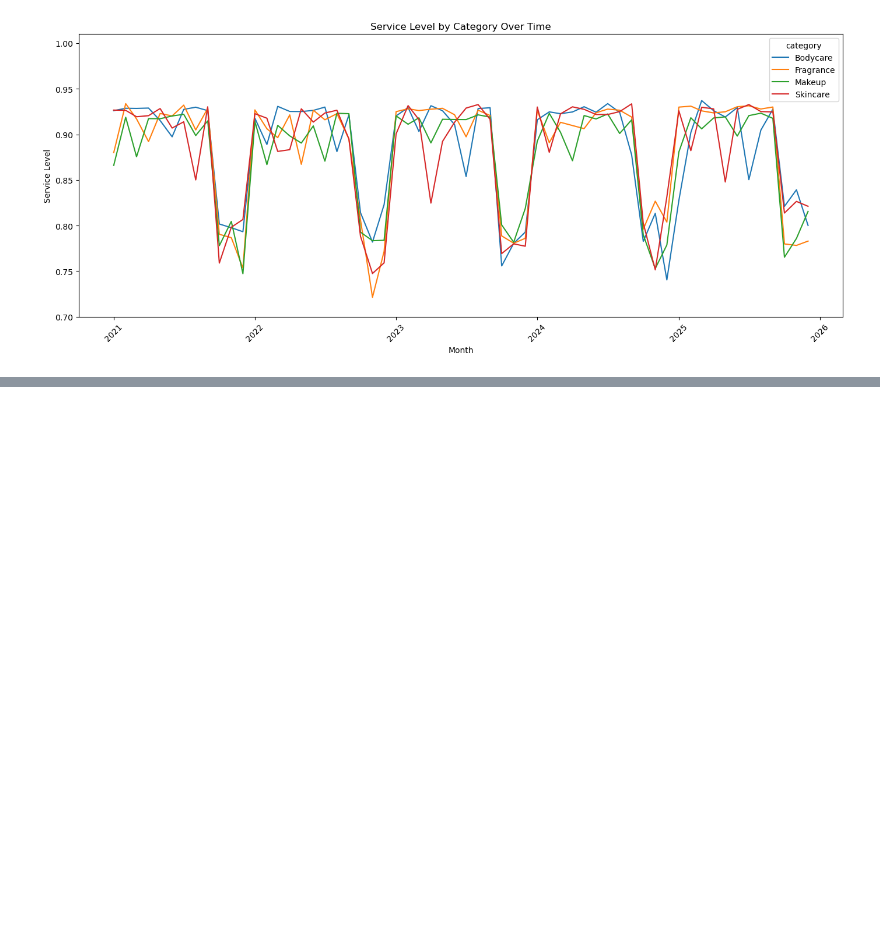
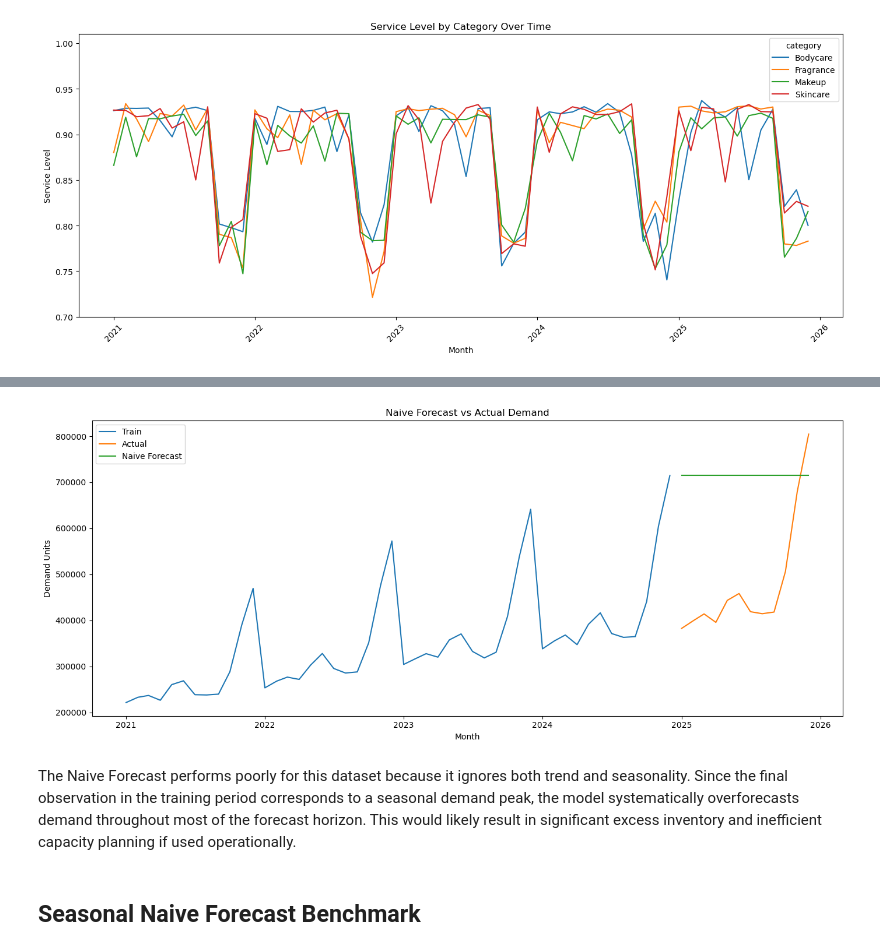
Before and after one commit to nachospreafico/supply-constrained-demand-forecasting-engine, a Jupyter notebook: notebooks/01_exploratory_forecasting_analysis.ipynb.ipynb, the cells around one changed output, grey strips where cells are left out. Drawn from its saved outputs; the diff is of its cells as text; code cells hidden in the pictures; blank space fills up the shorter version.

Commit message:
Build forecasting analysis framework and benchmark models

```diff
--- a/notebooks/01_exploratory_forecasting_analysis.ipynb.ipynb
+++ b/notebooks/01_exploratory_forecasting_analysis.ipynb.ipynb
@@ -356,0 +371,19 @@ plt.show()
+# %%
+# Get last month's forecast value of the train split
+last_train_value = train.iloc[-1]
+
+# Get a newly forecasted year (12 periods)
+naive_forecast = [last_train_value] * len(test)
+# %%
+# Get the max date of the train split
+max_date_in_train = train.index.max()
+
+# Create a 12 months period for the forecast
+forecasted_year = pd.date_range(start=max_date_in_train + pd.DateOffset(months=1), freq="MS", periods=12)
+# %%
+naive_forecast_df = pd.DataFrame({
+    "month": forecasted_year,
+    "forecasted_units": naive_forecast
+}).set_index("month")
+
+naive_forecast_df.head()
@@ -356,0 +398,35 @@ plt.show()
+# %%
+plt.figure(figsize=(14, 6))
+
+plt.plot(
+    train.index,
+    train,
+    label="Train"
+)
+
+plt.plot(
+    test.index,
+    test,
+    label="Actual"
+)
+
+plt.plot(
+    naive_forecast_df.index,
+    naive_forecast_df["forecasted_units"],
+    label="Naive Forecast"
+)
+
+plt.title("Naive Forecast vs Actual Demand")
+plt.xlabel("Month")
+plt.ylabel("Demand Units")
+
+plt.legend()
+
+plt.tight_layout()
+plt.show()
+# %% [output]
+[figure, added]
+# %% [markdown]
+The Naive Forecast performs poorly for this dataset because it ignores both trend and seasonality. Since the final observation in the training period corresponds to a seasonal demand peak, the model systematically overforecasts demand throughout most of the forecast horizon. This would likely result in significant excess inventory and inefficient capacity planning if used operationally.
+# %% [markdown]
+## Seasonal Naive Forecast Benchmark
```
Also changed, not shown: parts of 21 cells of this notebook.
